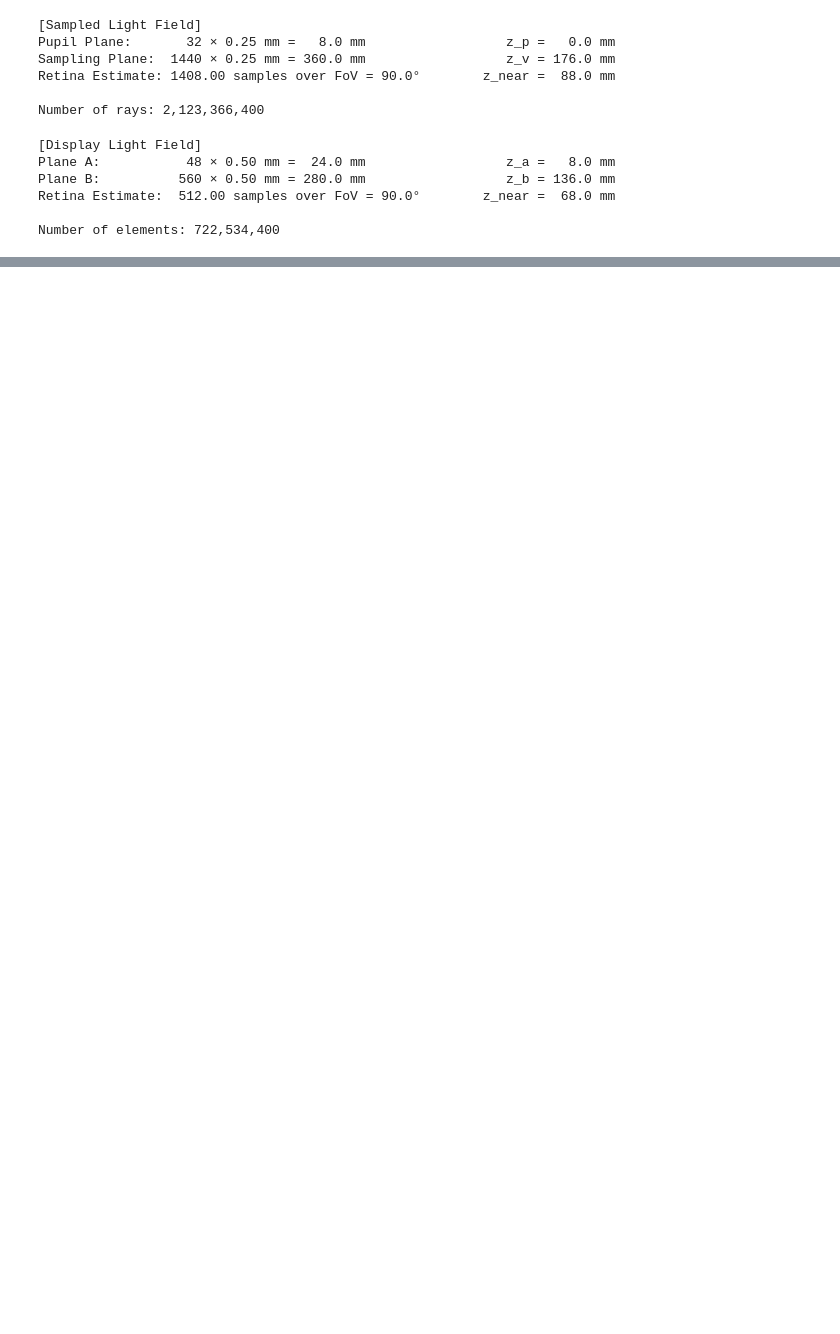
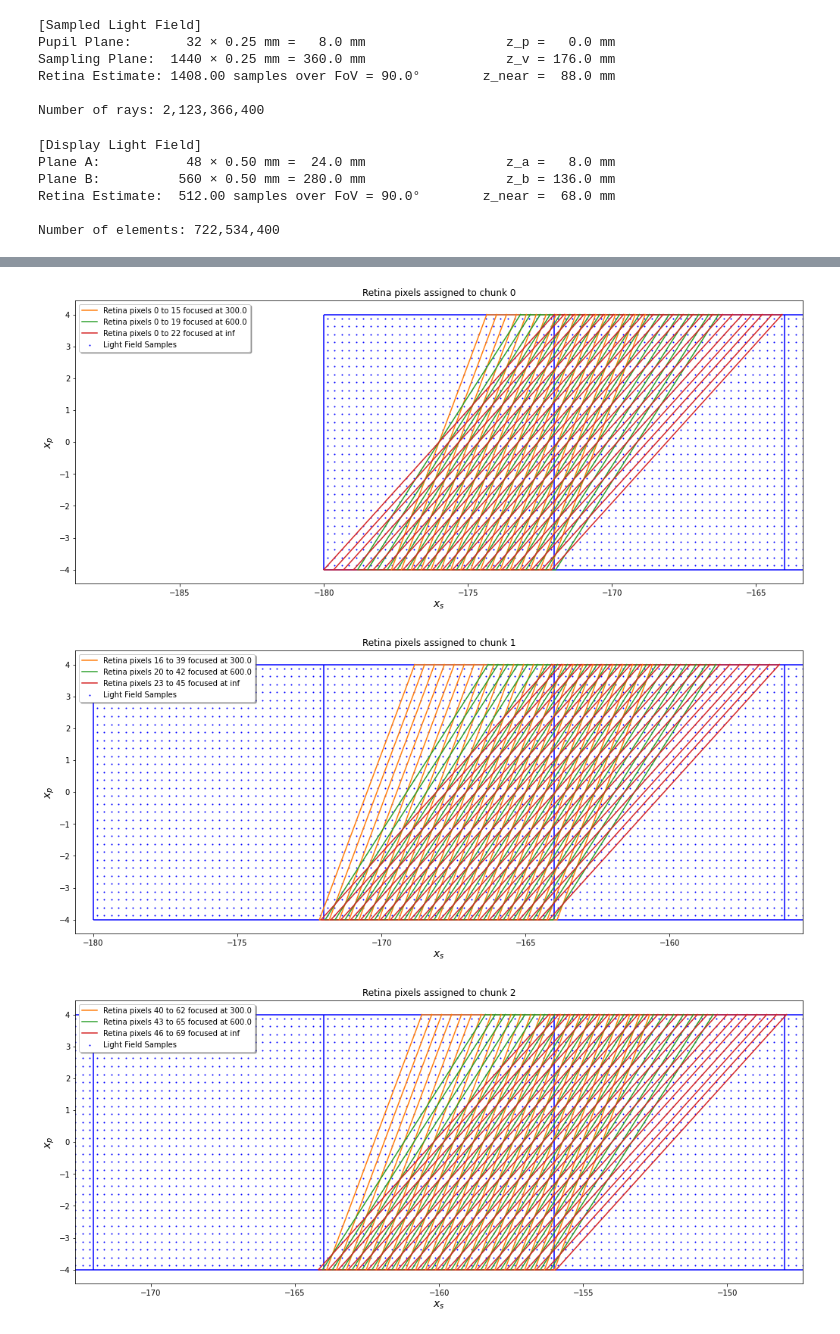
Before and after one commit to raolirom/light-field-prefiltering, a Jupyter notebook: display-sponza.ipynb, the cells around one changed output, grey strips where cells are left out. Cells and saved outputs as stored; diff of their text form; code cells hidden in the pictures; blank space fills up the shorter version.

```diff
--- a/display-sponza.ipynb
+++ b/display-sponza.ipynb
@@ -344,0 +336,20 @@ Wall time: 28 ms
+# %%
+%%time
+print('Assigning retina pixel ownership to its first incident chunk...')
+
+pixel_ownership = []
+for index_f in range(n_f):
+    l = [[] for index_chunk in range(n_s//chunk_s)]
+    for index_r in range(n_r):
+        pixel_owner = chunk_incidence[index_f, index_r].nonzero()[0][0].get()
+        l[pixel_owner].append(index_r)
+    pixel_ownership.append(l)
+
+print('At first focus distance, chunk 0 owns', pixel_ownership[0][0])
+print('At first focus distance, chunk 1 owns', pixel_ownership[0][1])
+print('At last focus distance, chunk 0 owns', pixel_ownership[-1][0])
+print('At last focus distance, chunk 1 owns', pixel_ownership[-1][1])
+
+print('\n\nOwnership length')
+for index_f, z_f in enumerate(focus_distances):
+    print('Focus at {}:'.format(z_f), [len(l) for l in pixel_ownership[index_f]])
@@ -344,0 +369,46 @@ Wall time: 28 ms
+# %%
+%%time
+print('Plotting pixel ownership...')
+
+def plot_pixel_ownership(lattice_p, lattice_r, lattice_a, lattice_b, lattice_s,
+                           pitch_p,   pitch_r,   pitch_a,   pitch_b,   pitch_s,
+                            size_p,    size_r,    size_a,    size_b,    size_s,
+                                                     z_a,       z_b,       z_s,
+                        focus_distances, index_chunk):
+    fig, ax = pyplot.subplots(1, constrained_layout=True, figsize=(14, 6))
+
+    ax.set_xlabel(r'$x_s$', fontsize=14)
+    ax.set_ylabel(r'$x_p$', fontsize=14)
+
+    ax.set_xlim(lattice_s[index_chunk, 0] - pitch_s * 35, lattice_s[index_chunk, -1] + pitch_s * 35)
+    ax.set_ylim(-size_p/1.8, size_p/1.8)
+
+    ax.set_title('Retina pixels assigned to chunk {}'.format(index_chunk))
+
+    # Light Field Samples.
+    x_p, x_s = np.broadcast_arrays(lattice_p.reshape(-1, 1), lattice_s.reshape(1, -1))
+    ax.scatter(x_s, x_p, s=1, color='b', label='Light Field Samples')
+    ax.hlines(np.array([-1, 1]) * size_p/2, -size_s/2, size_s/2, color='b')
+    ax.vlines(lattice_s[ :,  0] - pitch_s/2, -size_p/2, size_p/2, color='b')
+    ax.vlines(lattice_s[-1, -1] + pitch_s/2, -size_p/2, size_p/2, color='b')
+
+    # Eye elements.
+    ax.plot([], [])
+    for index_f, z_f in enumerate(focus_distances):
+        indices_r = pixel_ownership[index_f][index_chunk]
+        coord_r = lattice_r[indices_r]
+        l = ax.plot(pr_to_s(np.array([[-1], [1]]) * size_p/2, coord_r[0] - pitch_r/2, z_s, z_f), np.array([[-1], [1]]) * size_p/2, label='Retina pixels {} to {} focused at {}'.format(indices_r[0], indices_r[-1], z_f))
+        ax.plot(pr_to_s(np.array([[-1], [1]]) * size_p/2, coord_r    + pitch_r/2, z_s, z_f), np.array([[-1], [1]]) * size_p/2, color=l[0].get_color())
+        ax.hlines(-size_p/2, pr_to_s(-size_p/2, coord_r[0] - pitch_r/2, z_s, z_f), pr_to_s(-size_p/2, coord_r[-1] + pitch_r/2, z_s, z_f), color=l[0].get_color())
+        ax.hlines( size_p/2, pr_to_s( size_p/2, coord_r[0] - pitch_r/2, z_s, z_f), pr_to_s( size_p/2, coord_r[-1] + pitch_r/2, z_s, z_f), color=l[0].get_color())
+
+    # Legend
+    ax.legend(loc='upper left', shadow=True)
+
+
+
+plot_pixel_ownership(lattice_p, lattice_r, lattice_a, lattice_b, lattice_s, pitch_p, pitch_r, pitch_a, pitch_b, pitch_s, size_p, size_r, size_a, size_b, size_s, z_a, z_b, z_s, focus_distances, 0)
+plot_pixel_ownership(lattice_p, lattice_r, lattice_a, lattice_b, lattice_s, pitch_p, pitch_r, pitch_a, pitch_b, pitch_s, size_p, size_r, size_a, size_b, size_s, z_a, z_b, z_s, focus_distances, 1)
+plot_pixel_ownership(lattice_p, lattice_r, lattice_a, lattice_b, lattice_s, pitch_p, pitch_r, pitch_a, pitch_b, pitch_s, size_p, size_r, size_a, size_b, size_s, z_a, z_b, z_s, focus_distances, 2)
+plot_pixel_ownership(lattice_p, lattice_r, lattice_a, lattice_b, lattice_s, pitch_p, pitch_r, pitch_a, pitch_b, pitch_s, size_p, size_r, size_a, size_b, size_s, z_a, z_b, z_s, focus_distances, 3)
+# %% [output]
@@ -344,0 +417,3 @@ Wall time: 28 ms
+[figure, added]
+[figure, added]
+[figure, added]
```
Also changed, not shown: parts of 10 cells of this notebook.
